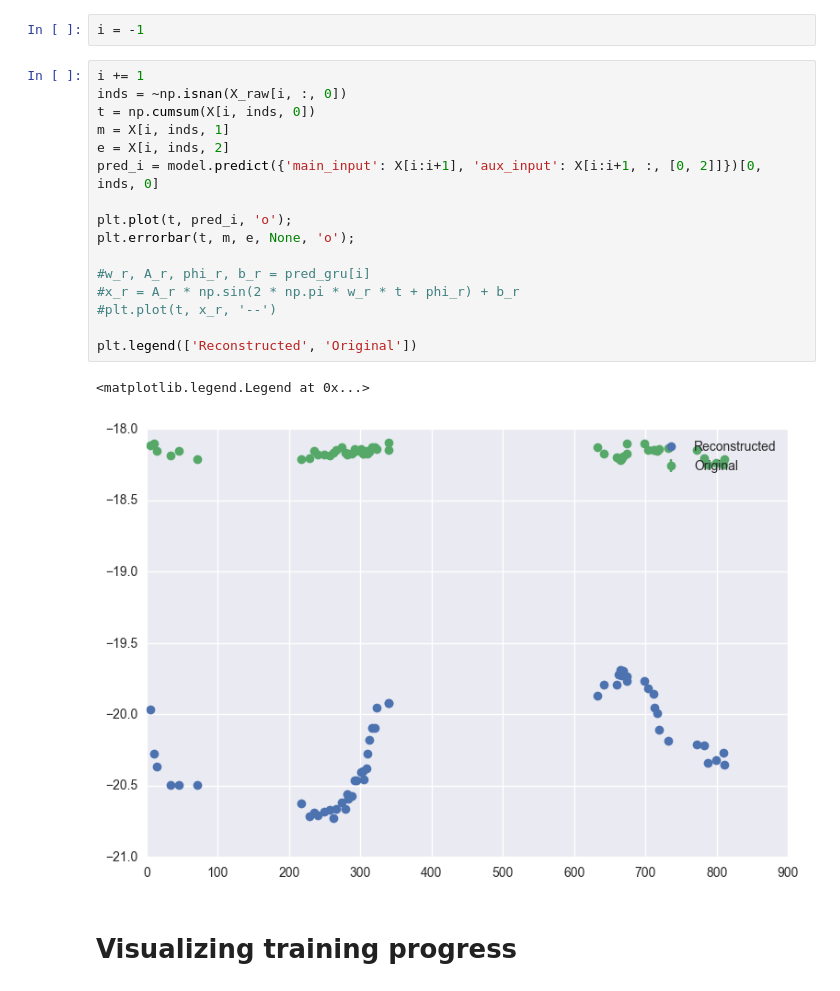
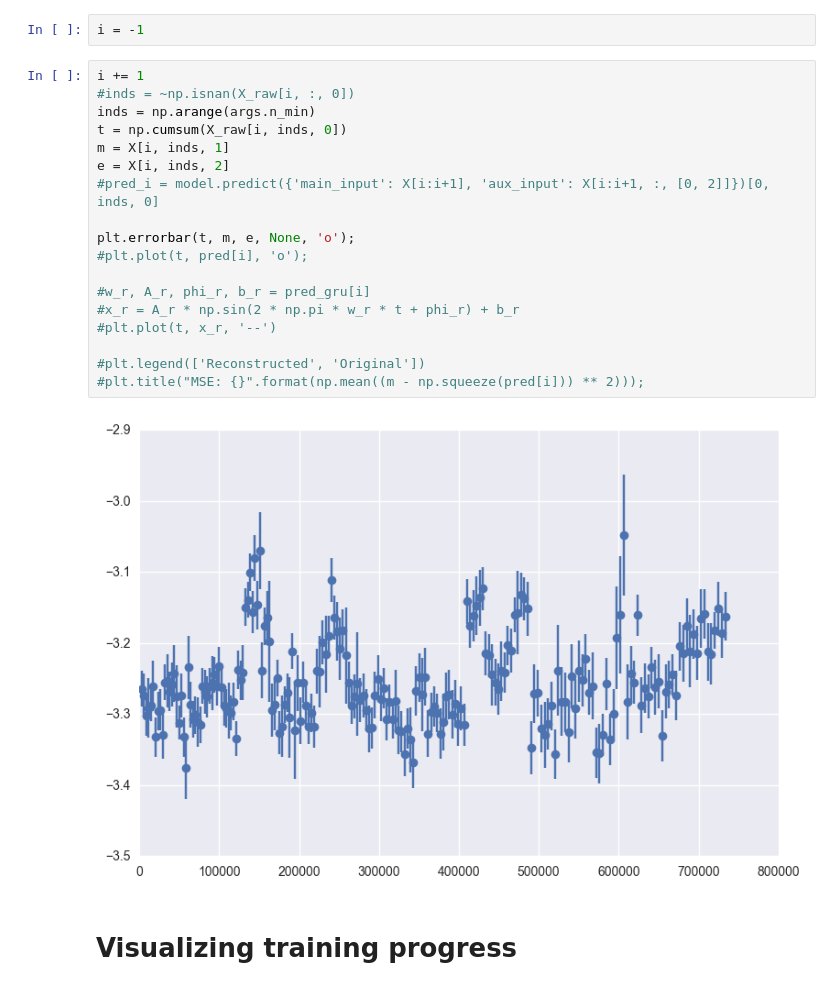
Before and after one commit to bnaul/timeflow, a Jupyter notebook: autoencoder.ipynb, the cells around one changed output. Saved outputs shown, nothing was run; the diff lists cells and outputs as text.

```diff
--- a/autoencoder.ipynb
+++ b/autoencoder.ipynb
@@ -99,23 +124,24 @@ m_masked.mean()
 i = -1
 # %%
 i += 1
-inds = ~np.isnan(X_raw[i, :, 0])
-t = np.cumsum(X[i, inds, 0])
+#inds = ~np.isnan(X_raw[i, :, 0])
+inds = np.arange(args.n_min)
+t = np.cumsum(X_raw[i, inds, 0])
 m = X[i, inds, 1]
 e = X[i, inds, 2]
-pred_i = model.predict({'main_input': X[i:i+1], 'aux_input': X[i:i+1, :, [0, 2]]})[0, inds, 0]
+#pred_i = model.predict({'main_input': X[i:i+1], 'aux_input': X[i:i+1, :, [0, 2]]})[0, inds, 0]
 
-plt.plot(t, pred_i, 'o');
 plt.errorbar(t, m, e, None, 'o');
+#plt.plot(t, pred[i], 'o');
 
 #w_r, A_r, phi_r, b_r = pred_gru[i]
 #x_r = A_r * np.sin(2 * np.pi * w_r * t + phi_r) + b_r
 #plt.plot(t, x_r, '--')
 
-plt.legend(['Reconstructed', 'Original'])
+#plt.legend(['Reconstructed', 'Original'])
+#plt.title("MSE: {}".format(np.mean((m - np.squeeze(pred[i])) ** 2)));
 # %% [output]
-<matplotlib.legend.Legend at 0x...>
-[figure, old version]
+[figure, new version]
 # %% [markdown]
 # Visualizing training progress
 # %%
```
Also changed, not shown: parts of 7 cells of this notebook, 1 other file.
